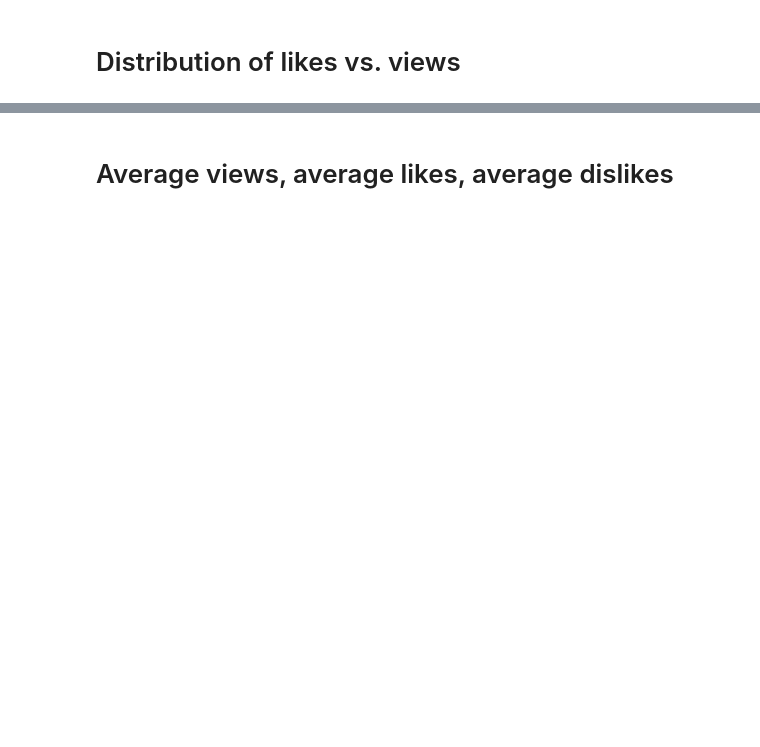
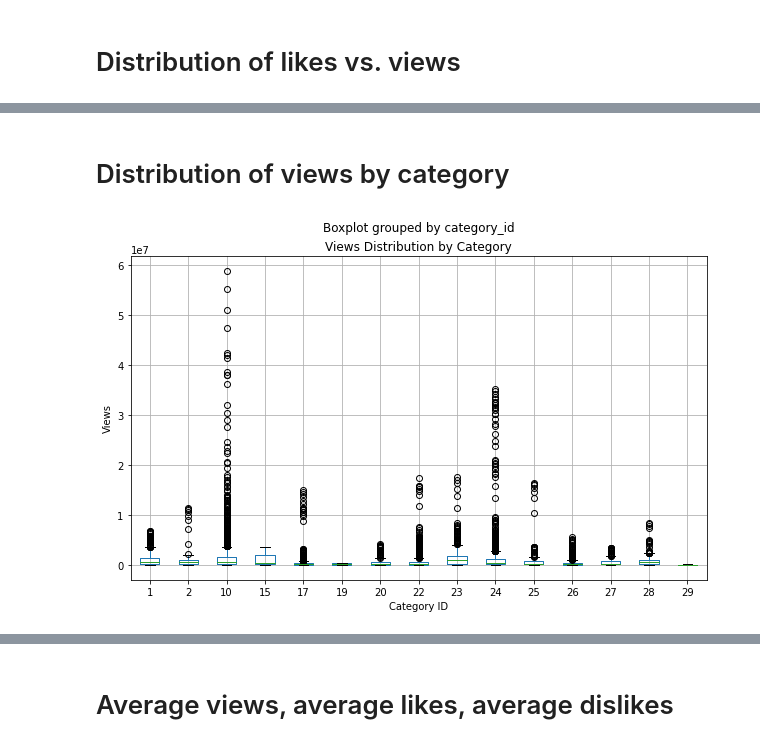
Before and after one commit to Shian7/EDA_youtube, a Jupyter notebook: eda-youtube.ipynb, the cells around one changed output, grey strips where cells are left out. Saved outputs shown, nothing was run; the diff lists cells and outputs as text; code cells hidden in the pictures; blank space fills up the shorter version.

```diff
--- a/eda-youtube.ipynb
+++ b/eda-youtube.ipynb
@@ -230,0 +215,10 @@ plt.show()
+# %% [markdown]
+# Distribution of views by category
+# %%
+df_videos.boxplot(column='views', by='category_id', figsize=(10, 6))
+plt.title('Views Distribution by Category')
+plt.xlabel('Category ID')
+plt.ylabel('Views')
+plt.show()
+# %% [output]
+[figure, added]
```
Also changed, not shown: parts of 38 cells of this notebook.
